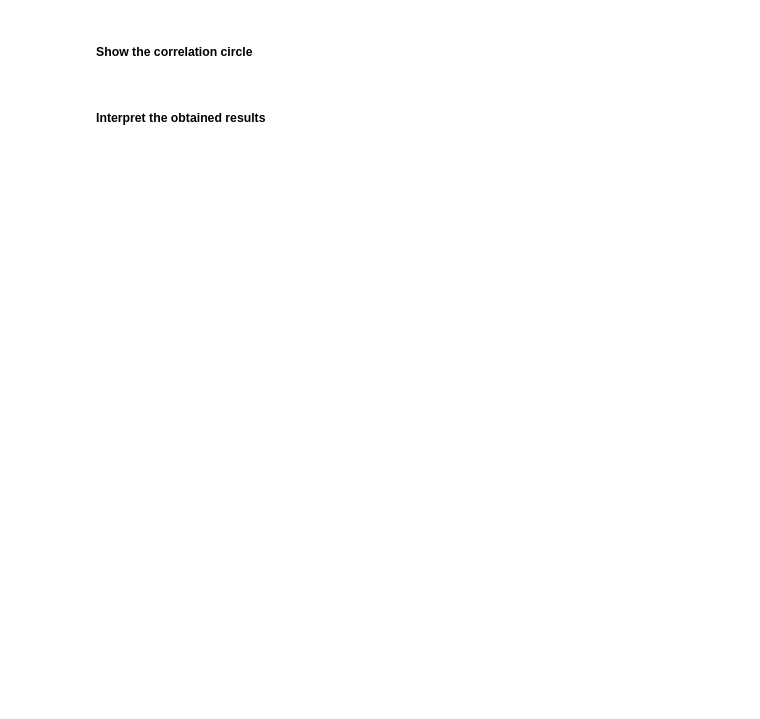
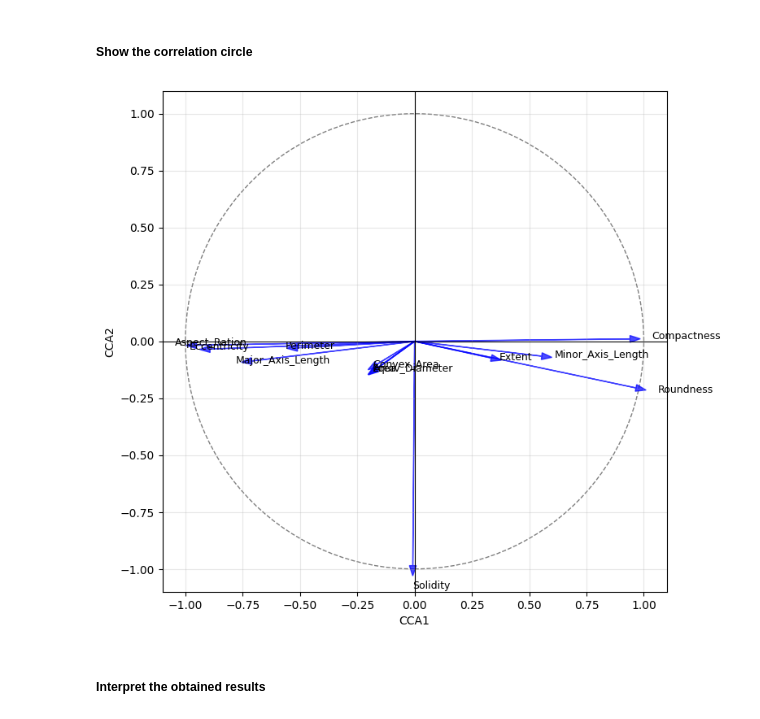
Before and after one commit to Benbakreti0Amine/data_analysis_project_M1CNS, a Jupyter notebook: TD4_5.ipynb, the cells around one changed output. Cells and saved outputs as stored; diff of their text form; code cells hidden in the pictures; blank space fills up the shorter version.

```diff
--- a/TD4_5.ipynb
+++ b/TD4_5.ipynb
@@ -610,2 +616,10 @@ CCA is designed for continuous variables, so theoretically you should only apply
 # %% [markdown]
 ##### Split your data into two groups p and q
+# %%
+p_vars = ['Area', 'Perimeter', 'Convex_Area']
+q_vars = ['Eccentricity', 'Aspect_Ration', 'Compactness']
+
+X_p = X[p_vars]
+X_q = X[q_vars]
+
+X_p.head(), X_q.head()
@@ -635,3 +720,17 @@ Check the scikit-learn documentation for CCA. Do you need to use the scaled or u
 ##### Compute the correlation between the components and the variables
 
 [*aide: utiliser les matrices centrées-réduites*]
+# %%
+X_all_scaled = StandardScaler().fit_transform(X)
+
+C = np.column_stack([X_p_c[:, 0], X_p_c[:, 1]])
+
+corr_matrix = np.corrcoef(X_all_scaled.T, C.T)[len(X.columns):, :len(X.columns)].T
+
+correlations_df = pd.DataFrame(
+    corr_matrix,
+    index=X.columns,
+    columns=["CCA1", "CCA2"]
+)
+
+correlations_df
@@ -638,4 +751,27 @@ Check the scikit-learn documentation for CCA. Do you need to use the scaled or u
 # %% [markdown]
 ##### Show the correlation circle
+# %%
+plt.figure(figsize=(8, 8))
+
+circle = plt.Circle((0, 0), 1, color='gray', fill=False, linestyle='--')
+plt.gca().add_patch(circle)
+
+for var in correlations_df.index:
+    x_coord = correlations_df.loc[var, 'CCA1']
+    y_coord = correlations_df.loc[var, 'CCA2']
+    plt.arrow(0, 0, x_coord, y_coord,
+              head_width=0.03, color='blue', alpha=0.7)
+    plt.text(x_coord * 1.1, y_coord * 1.1, var, fontsize=9)
+
+plt.axhline(0, color='black', linewidth=0.8)
+plt.axvline(0, color='black', linewidth=0.8)
+plt.xlabel("CCA1")
+plt.ylabel("CCA2")
+plt.xlim(-1.1, 1.1)
+plt.ylim(-1.1, 1.1)
+plt.grid(alpha=0.3)
+plt.show()
+# %% [output]
+[figure, added]
 # %% [markdown]
 ##### Interpret the obtained results
```
Also changed, not shown: parts of 13 cells of this notebook.
